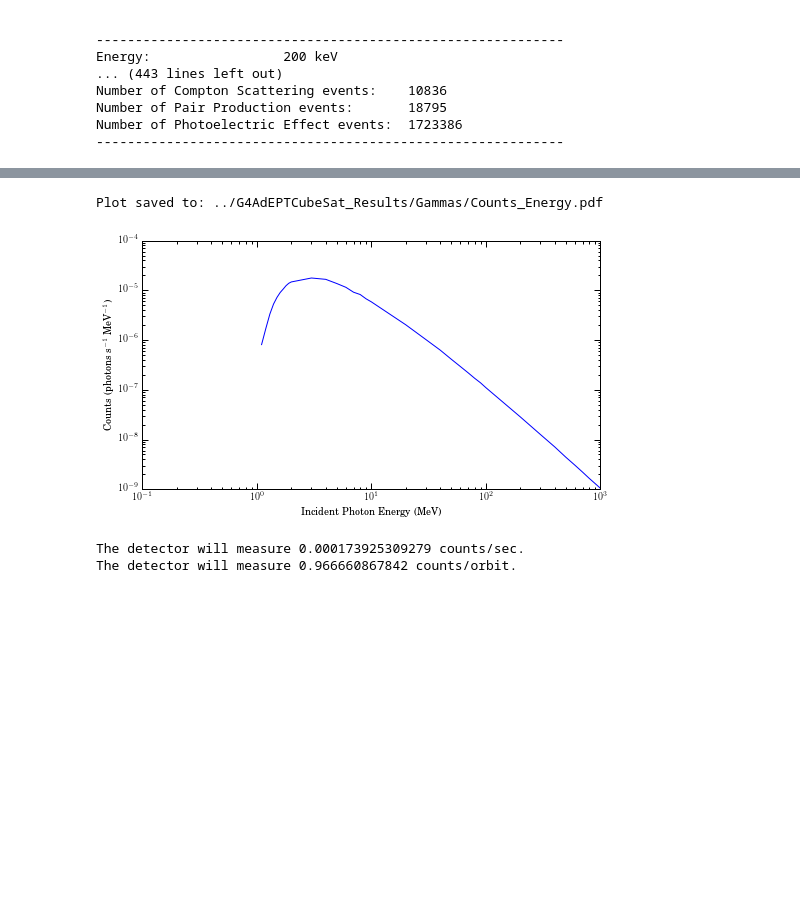
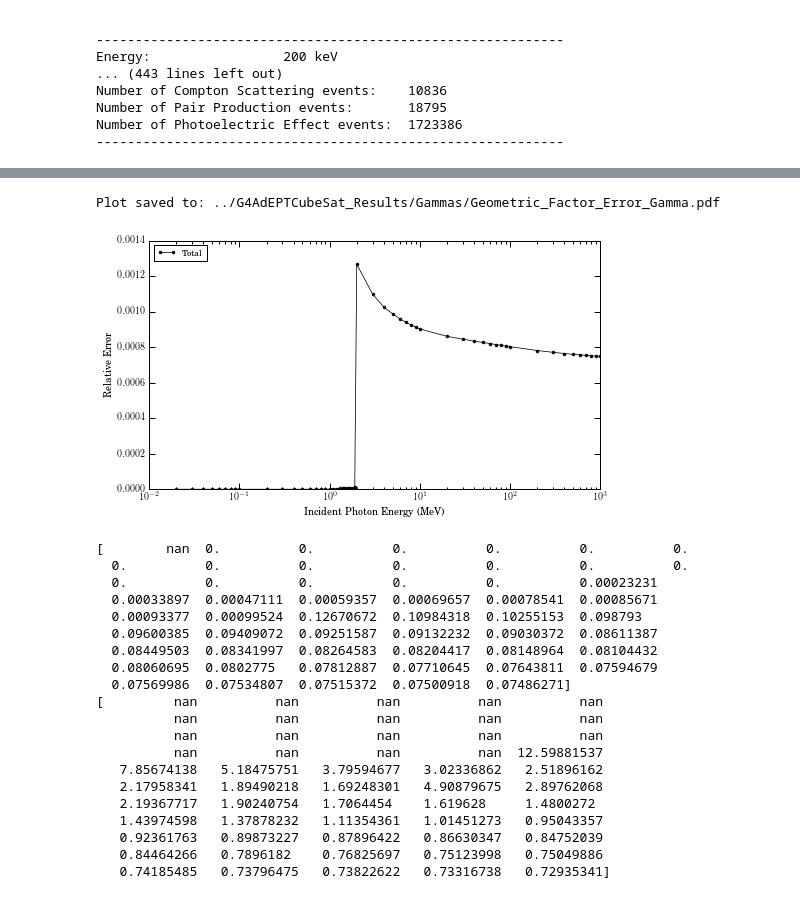
Before and after one commit to mkurnell/G4AdEPTCubeSat-Analysis, a Jupyter notebook: G4AdEPTCubeSat Geometry Factor.ipynb, the cells around one changed output, grey strips where cells are left out. Saved outputs shown, nothing was run; the diff lists cells and outputs as text; code cells hidden in the pictures; blank space fills up the shorter version.

```diff
--- a/G4AdEPTCubeSat Geometry Factor.ipynb
+++ b/G4AdEPTCubeSat Geometry Factor.ipynb
@@ -129,7 +135,8 @@ rcParams.update(params)
 # %%
 ##########################################################################################
 # Energy of incident (input) particles
-InputEnergies = np.array([np.linspace(100,900, num=9, endpoint=True, dtype = int),
+InputEnergies = np.array([#np.linspace(10,90, num=9, endpoint=True, dtype = int),
+                          np.linspace(100,900, num=9, endpoint=True, dtype = int),
                           np.linspace(1100,1900, num=9, endpoint=True, dtype = int),
                           np.linspace(1000,9000, num=9, endpoint=True, dtype = int),
                           np.linspace(10000,90000, num=9, endpoint=True, dtype = int),
@@ -143,7 +150,10 @@ DataFolder = '../G4AdEPTCubeSat_Results/Gammas/'
 InputEnergies = np.delete(InputEnergies,18)
 InputEnergies = np.insert(InputEnergies, [9], [1000])
 InputEnergies = np.insert(InputEnergies, [45], [1000000])
-##########################################################################################
+# InputEnergies = np.delete(InputEnergies,27)
+# InputEnergies = np.insert(InputEnergies, [18], [1000])
+# InputEnergies = np.insert(InputEnergies, [54], [1000000])
+# ##########################################################################################
 # Energy thresholds (in eV) for events that will be included in the analysis
 Thr_Gas = 100.
 print InputEnergies
@@ -403,35 +612,51 @@ Plot saved to: ../G4AdEPTCubeSat_Results/Gammas/Gamma_Flux.pdf
 # %%
-# Convolution of Geometry Factor with Flux
-counts = G_Pair*ETFlux
-counts_s = simps(counts)
-counts_o = counts_s*60*92.6318
+##########################################################################################
+# Plot the error in the Geometry Factor over a range of particle energies
+figE, axE = plt.subplots(1,1)
 
-figC, axC = plt.subplots(1,1)
-plt.loglog(Energies_MeV,counts)
+# plt.plot(Data[:,0]/1000., relErr_G_Pair, 'b.:', linewidth=0.75, label="Pair Production")
+plt.semilogx(Data[:,0]/1000., relErr_G_Total, 'k.-', linewidth=0.75, label="Total")
 
 # Figure Properties
-axC.set_ylabel(r'Counts (photons s$^{-1}$ MeV$^{-1}$)')
-axC.set_xlabel('Incident Photon Energy (MeV)')
-# axC.set_ylim(0., 0.05)
-axC.set_xlim(0.1, 1000)
+axE.set_ylabel(r'Relative Error')
+axE.set_xlabel('Incident Photon Energy (MeV)')
+# axE.set_ylim(0., 0.05)
+# axE.set_xlim(0.1, 1001)
 
-axC.legend(loc='upper left')
+axE.legend(loc='upper left')
 
 # Tight Layout
 plt.tight_layout()
 
 # Save the figure
-file_figC = 'Counts_Energy.pdf'
-plt.savefig(DataFolder + file_figC, bbox_inches="tight")
-print 'Plot saved to: ' + (DataFolder+file_figC)
+file_figE = 'Geometric_Factor_Error_Gamma.pdf'
+plt.savefig(DataFolder + file_figE, bbox_inches="tight")
+print 'Plot saved to: ' + (DataFolder+file_figE)
 
 # Show the figure
-plt.show(figC)
-
-print "The detector will measure", counts_s, "counts/sec."
-print "The detector will measure", counts_o, "counts/orbit."
+plt.show(figE)
+print relErr_G_Total*100.
+print relErr_G_Pair*100.
 # %% [output]
-Plot saved to: ../G4AdEPTCubeSat_Results/Gammas/Counts_Energy.pdf
+Plot saved to: ../G4AdEPTCubeSat_Results/Gammas/Geometric_Factor_Error_Gamma.pdf
-[figure, old version]
+[figure, new version]
-The detector will measure 0.000173925309279 counts/sec.
-The detector will measure 0.966660867842 counts/orbit.
+[        nan  0.          0.          0.          0.          0.          0.
+  0.          0.          0.          0.          0.          0.          0.
+  0.          0.          0.          0.          0.          0.00023231
+  0.00033897  0.00047111  0.00059357  0.00069657  0.00078541  0.00085671
+  0.00093377  0.00099524  0.12670672  0.10984318  0.10255153  0.098793
+  0.09600385  0.09409072  0.09251587  0.09132232  0.09030372  0.08611387
+  0.08449503  0.08341997  0.08264583  0.08204417  0.08148964  0.08104432
+  0.08060695  0.0802775   0.07812887  0.07710645  0.07643811  0.07594679
+  0.07569986  0.07534807  0.07515372  0.07500918  0.07486271]
+[         nan          nan          nan          nan          nan
+          nan          nan          nan          nan          nan
+          nan          nan          nan          nan          nan
+          nan          nan          nan          nan  12.59881537
+   7.85674138   5.18475751   3.79594677   3.02336862   2.51896162
+   2.17958341   1.89490218   1.69248301   4.90879675   2.89762068
+   2.19367717   1.90240754   1.7064454    1.619628     1.4800272
+   1.43974598   1.37878232   1.11354361   1.01451273   0.95043357
+   0.92361763   0.89873227   0.87896422   0.86630347   0.84752039
+   0.84464266   0.7896182    0.76825697   0.75123998   0.75049886
+   0.74185485   0.73796475   0.73822622   0.73316738   0.72935341]
```
Also changed, not shown: parts of 12 cells of this notebook, 8 other files.
